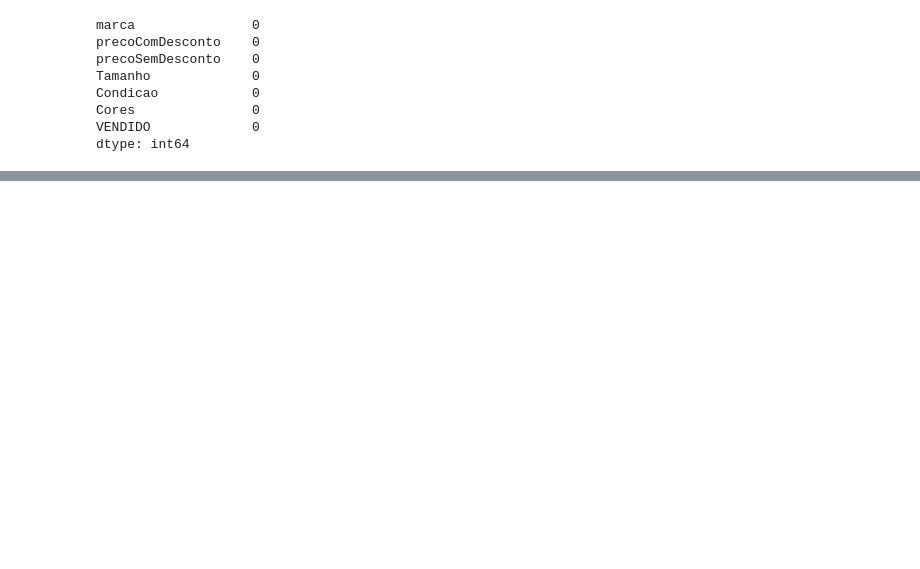
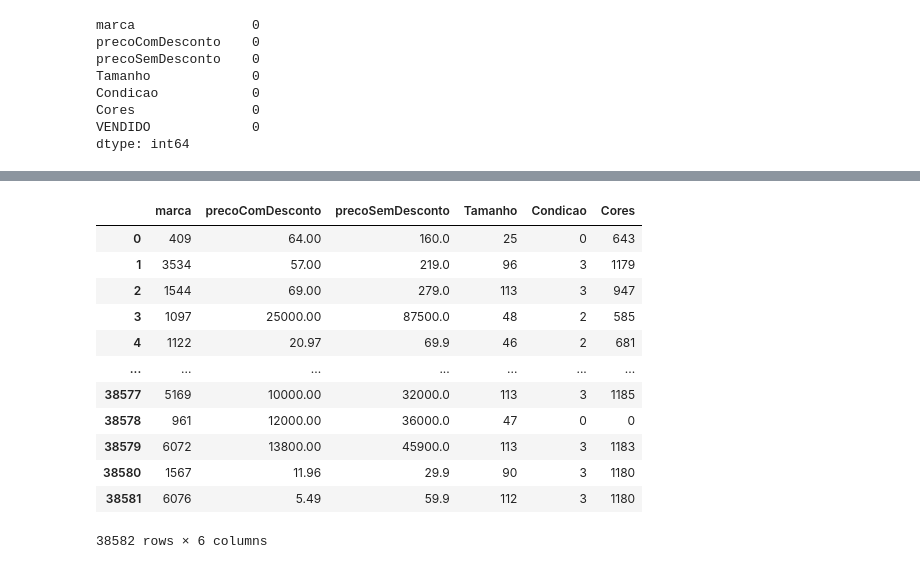
Before and after one commit to FilipeSCampos/I.a-vendas-classification, a Jupyter notebook: Gestão de dados.ipynb, the cells around one changed output, grey strips where cells are left out. Cells and saved outputs as stored; diff of their text form; code cells hidden in the pictures; blank space fills up the shorter version.

```diff
--- a/Gestão de dados.ipynb
+++ b/Gestão de dados.ipynb
@@ -159,6 +146,15 @@ categorical_columns = ['marca', 'Tamanho', 'Condicao', 'Cores']
 for column in categorical_columns:
     label_encoders[column] = LabelEncoder()
     df[column] = label_encoders[column].fit_transform(df[column])
+# %%
+# Codificação de Variáveis Categóricas
+label_encoders = {}
+categorical_columns = ['marca', 'Tamanho', 'Condicao', 'Cores']
+for column in categorical_columns:
+    label_encoders[column] = LabelEncoder()
+    df2[column] = label_encoders[column].fit_transform(df2[column])
 # %%
 df = df.drop(['nomeDaPeca', 'Descricao'], axis= 1)
+# %%
+df2 = df2.drop(['nomeDaPeca', 'Descricao'], axis= 1)
 # %%
@@ -272,0 +197,2 @@ df.corr()
+# %%
+df2.fillna(df2.mean(), inplace=True)
@@ -272,0 +438,18 @@ df.corr()
+# %%
+df2 = df2.drop('Unnamed: 0', axis =1)
+# %%
+df2
+# %% [output]
+|  | marca | precoComDesconto | precoSemDesconto | Tamanho | Condicao | Cores |
+| 0 | 409 | 64.00 | 160.0 | 25 | 0 | 643 |
+| 1 | 3534 | 57.00 | 219.0 | 96 | 3 | 1179 |
+| 2 | 1544 | 69.00 | 279.0 | 113 | 3 | 947 |
+| 3 | 1097 | 25000.00 | 87500.0 | 48 | 2 | 585 |
+| 4 | 1122 | 20.97 | 69.9 | 46 | 2 | 681 |
+| ... | ... | ... | ... | ... | ... | ... |
+| 38577 | 5169 | 10000.00 | 32000.0 | 113 | 3 | 1185 |
+| 38578 | 961 | 12000.00 | 36000.0 | 47 | 0 | 0 |
+| 38579 | 6072 | 13800.00 | 45900.0 | 113 | 3 | 1183 |
+| 38580 | 1567 | 11.96 | 29.9 | 90 | 3 | 1180 |
+| 38581 | 6076 | 5.49 | 59.9 | 112 | 3 | 1180 |
+38582 rows × 6 columns
```
Also changed, not shown: parts of 25 cells of this notebook.
